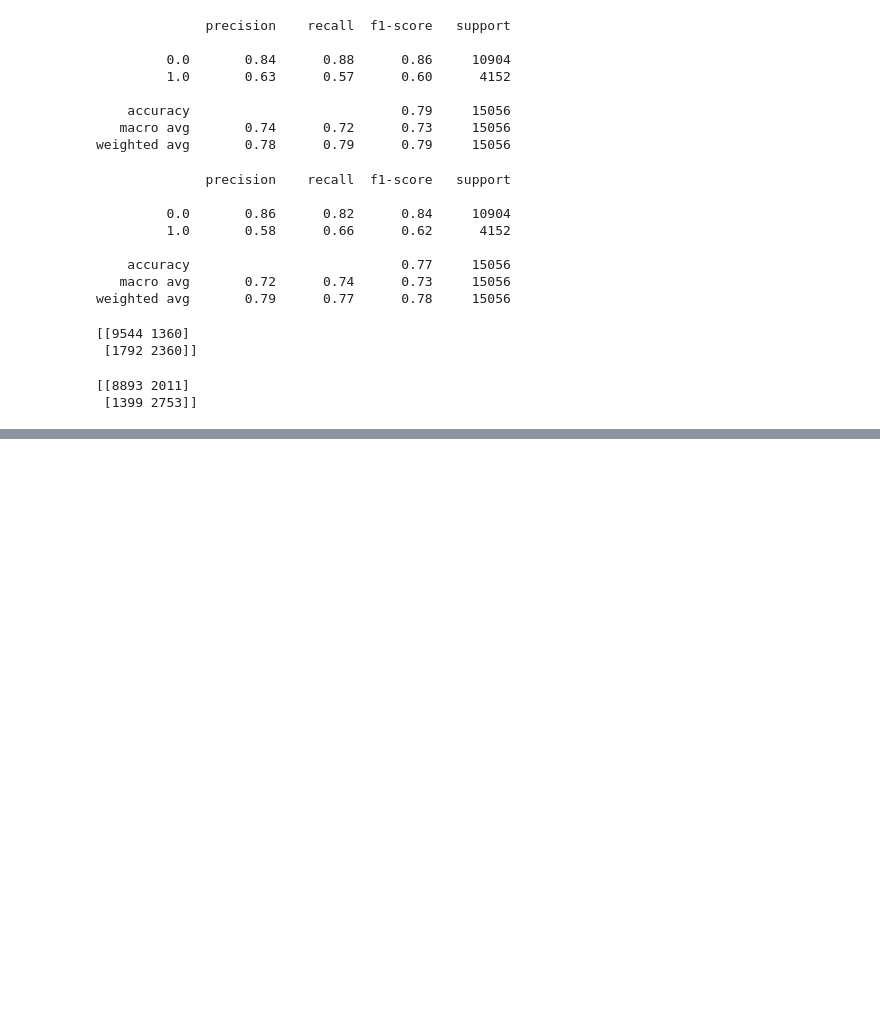
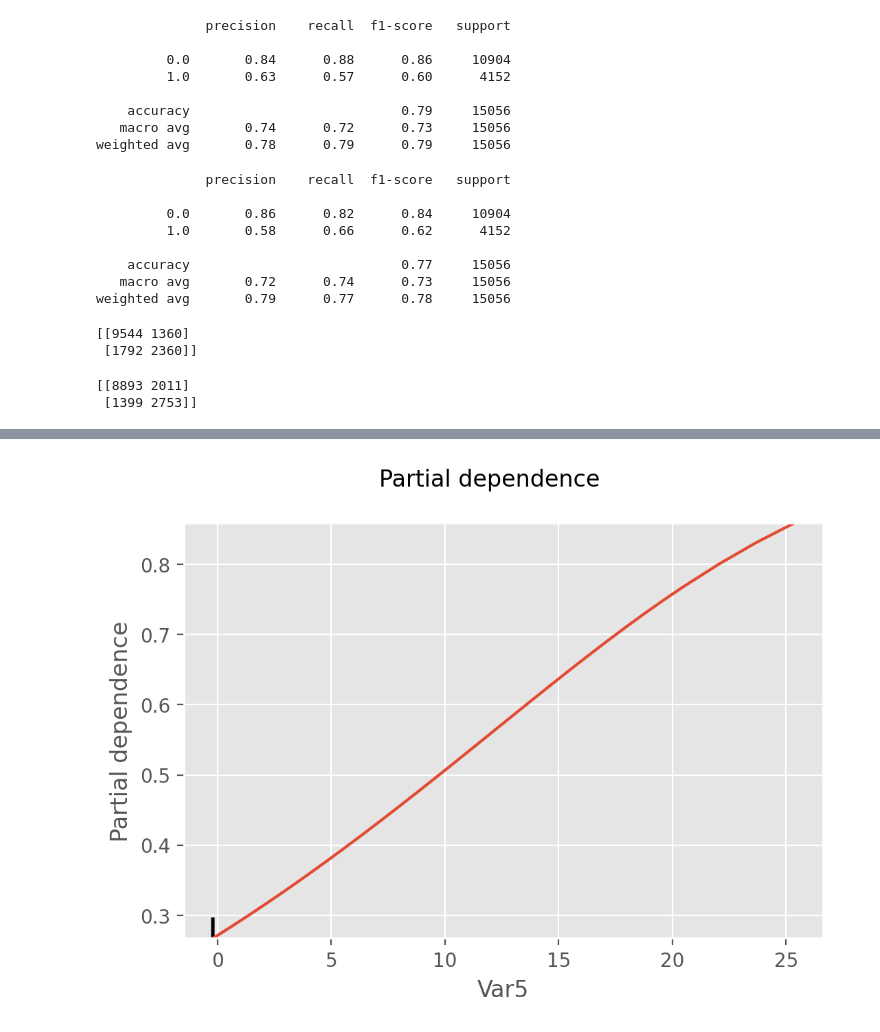
Before and after one commit to AChezick/Capstone2, a Jupyter notebook: Notebooks/Cap3_modelEDA-Copy2.ipynb, the cells around one changed output, grey strips where cells are left out. Cells and saved outputs as stored; diff of their text form; code cells hidden in the pictures; blank space fills up the shorter version.

```diff
--- a/Notebooks/Cap3_modelEDA-Copy2.ipynb
+++ b/Notebooks/Cap3_modelEDA-Copy2.ipynb
@@ -316,0 +340,17 @@ display.figure_.subplots_adjust(hspace=0.3)
+# %%
+features = ['Var5' ]
+'''#,
+, 'delta_first_reg',
+       'interaction_regreister_delta', 'delta_first_start', 'delta_reg_end',
+       'Camp_Length', 'Second', 'Third', '1036', '1216', '1217', '1352',
+       '1704', '1729', '2517', '2662', '23384', 'B', 'C', 'D', 'E', 'F', 'G',
+       '2100', '2.0', '3.0', '4.0', '5.0', '6.0', '7.0', '8.0', '9.0', '10.0',
+       '11.0', '12.0', '13.0', '14.0', '9999.0', '1', '2', '3', '4'
+'''
+
+display = plot_partial_dependence(logmodel, X_train, features)
+
+display.figure_.suptitle( 'Partial dependence ' )
+display.figure_.subplots_adjust(hspace=0.3)
+# %% [output]
+[figure, added]
```
Also changed, not shown: parts of 20 cells of this notebook, 26 other files.
